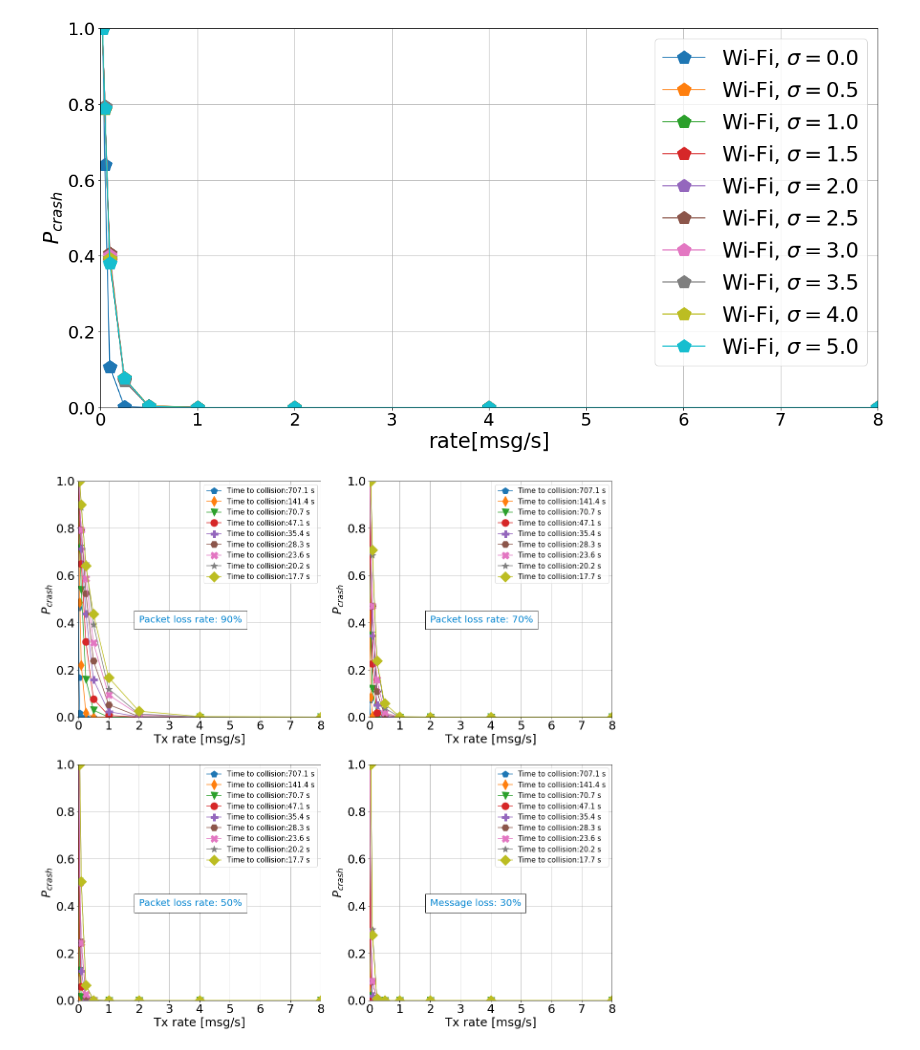
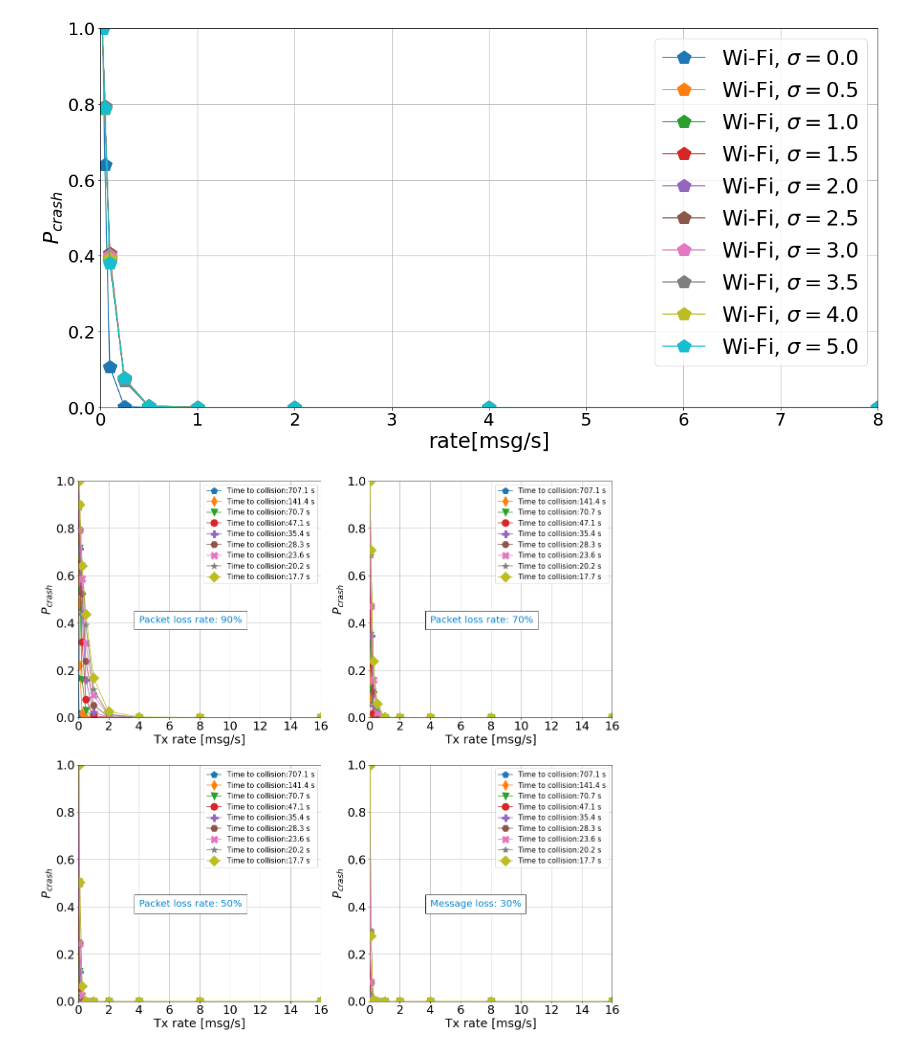
Before and after one commit to ingframin/vocabs2, a Jupyter notebook: results/Untitled.ipynb, the cells around one changed output. Saved outputs shown, nothing was run; the diff lists cells and outputs as text; code cells hidden in the pictures.

```diff
--- a/results/Untitled.ipynb
+++ b/results/Untitled.ipynb
@@ -167,8 +167,8 @@ plt.xlabel('Tx rate [msg/s]',fontsize=25)
 plt.ylabel('$P_{crash}$',fontsize=25)
 plt.grid(True)
 plt.legend(fontsize=15)
-plt.axis([0,8,0,1])
-plt.text(2,0.4,"Packet loss rate: 90%",fontsize=20, bbox={'facecolor': 'white', 'pad': 10}, color='#0485d1')
+plt.axis([0,16,0,1])
+plt.text(4,0.4,"Packet loss rate: 90%",fontsize=20, bbox={'facecolor': 'white', 'pad': 10}, color='#0485d1')
 
 plt.subplot(222)
 si=0
@@ -178,14 +178,14 @@ for b in blocks:
         plt.plot(b.rate,b.data,syms[si]+'-',label='Time to collision:%.1f s'%(ttc,), markersize=15)
         si+=1
 
-plt.text(2,0.4,"Packet loss rate: 70%",fontsize=20, bbox={'facecolor': 'white', 'pad': 10}, color='#0485d1')
+plt.text(4,0.4,"Packet loss rate: 70%",fontsize=20, bbox={'facecolor': 'white', 'pad': 10}, color='#0485d1')
 plt.yticks(fontsize=25)
 plt.xticks(fontsize=25)
 plt.xlabel('Tx rate [msg/s]',fontsize=25)
 plt.ylabel('$P_{crash}$',fontsize=25)
 plt.grid(True)
 plt.legend(fontsize=15)
-plt.axis([0,8,0,1])
+plt.axis([0,16,0,1])
 
 plt.subplot(223)
 si=0
@@ -195,35 +195,35 @@ for b in blocks:
         plt.plot(b.rate,b.data,syms[si]+'-',label='Time to collision:%.1f s'%(ttc,), markersize=15)
         si+=1
 
-plt.text(2,0.4,"Packet loss rate: 50%",fontsize=20, bbox={'facecolor': 'white',  'pad': 10}, color='#0485d1')
+plt.text(4,0.4,"Packet loss rate: 50%",fontsize=20, bbox={'facecolor': 'white',  'pad': 10}, color='#0485d1')
 plt.yticks(fontsize=25)
 plt.xticks(fontsize=25)
 plt.xlabel('Tx rate [msg/s]',fontsize=25)
 plt.ylabel('$P_{crash}$',fontsize=25)
 plt.grid(True)
 plt.legend(fontsize=15)
-plt.axis([0,8,0,1])
+plt.axis([0,16,0,1])
 
 
 plt.subplot(224)
 si=0
 for b in blocks:
     if b.loss == 700.0:
         ttc = (1000*math.sqrt(2)/2)/b.speed
         plt.plot(b.rate,b.data,syms[si]+'-',label='Time to collision:%.1f s'%(ttc,), markersize=15)
         si+=1
 
-plt.text(2,0.4,"Message loss: 30%",fontsize=20, bbox={'facecolor': 'white',  'pad': 10}, color='#0485d1')
+plt.text(4,0.4,"Message loss: 30%",fontsize=20, bbox={'facecolor': 'white',  'pad': 10}, color='#0485d1')
 
 plt.yticks(fontsize=25)
 plt.xticks(fontsize=25)
 plt.xlabel('Tx rate [msg/s]',fontsize=25)
 plt.ylabel('$P_{crash}$',fontsize=25)
 plt.grid(True)
 plt.legend(fontsize=15)
-plt.axis([0,8,0,1])
+plt.axis([0,16,0,1])
 
 plt.savefig('results_speed_loss.pdf',dpi=300,bbox_inches='tight')
 plt.show()
 # %% [output]
-[figure, old version]
+[figure, new version]
```
Also changed, not shown: parts of 1 cell of this notebook, 6 other files.
